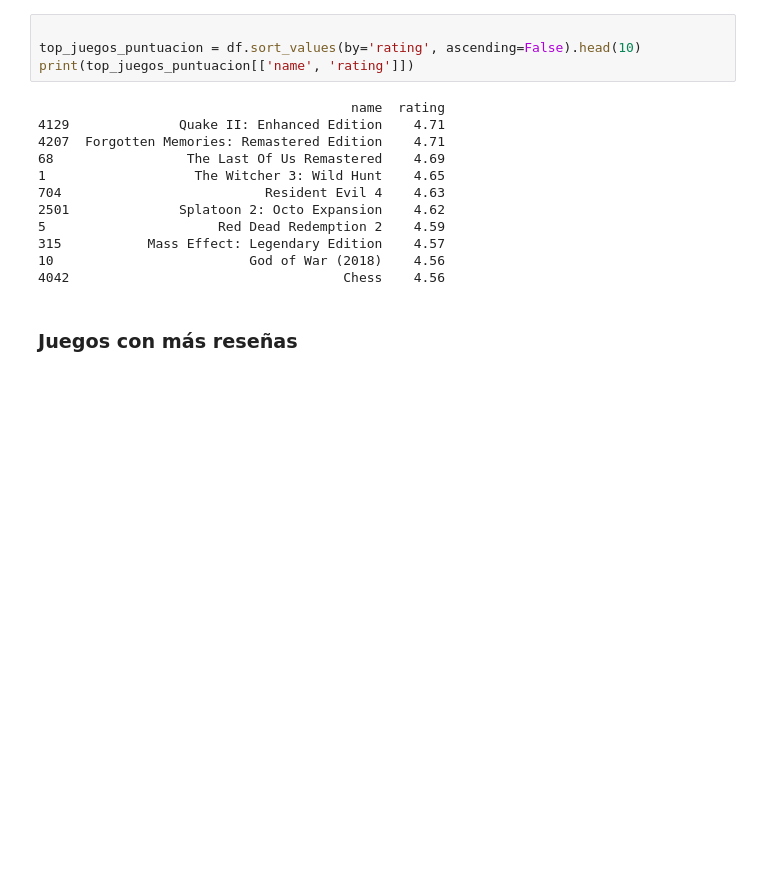
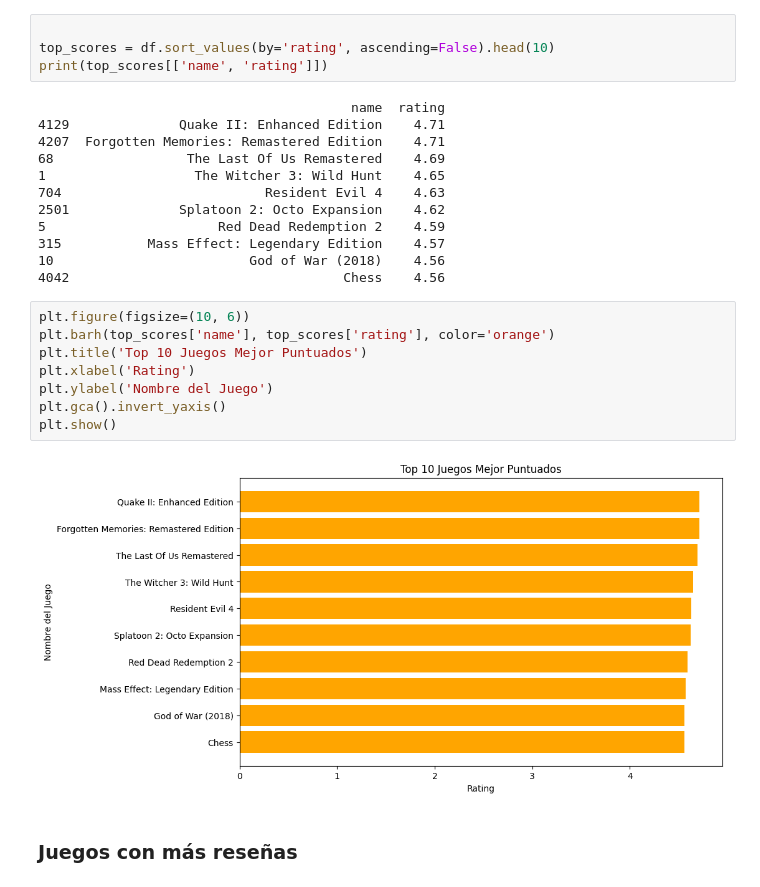
Before and after one commit to andreszaragoza/Eda-Andres, a Jupyter notebook: Analisis_Andres/notebooks/Analisis_Datos.ipynb, the cells around one changed output. Drawn from its saved outputs; the diff is of its cells as text; blank space fills up the shorter version.

```diff
--- a/Analisis_Andres/notebooks/Analisis_Datos.ipynb
+++ b/Analisis_Andres/notebooks/Analisis_Datos.ipynb
@@ -1140,8 +1154,8 @@ plt.show()
 ### Top 10 juegos con mayor puntuación
 # %%
 
-top_juegos_puntuacion = df.sort_values(by='rating', ascending=False).head(10)
-print(top_juegos_puntuacion[['name', 'rating']])
+top_scores = df.sort_values(by='rating', ascending=False).head(10)
+print(top_scores[['name', 'rating']])
 # %% [output]
                                         name  rating
 4129              Quake II: Enhanced Edition    4.71
@@ -1154,6 +1168,16 @@ print(top_juegos_puntuacion[['name', 'rating']])
 315           Mass Effect: Legendary Edition    4.57
 10                         God of War (2018)    4.56
 4042                                   Chess    4.56
+# %%
+plt.figure(figsize=(10, 6))
+plt.barh(top_scores['name'], top_scores['rating'], color='orange')
+plt.title('Top 10 Juegos Mejor Puntuados')
+plt.xlabel('Rating')
+plt.ylabel('Nombre del Juego')
+plt.gca().invert_yaxis()
+plt.show()
+# %% [output]
+[figure, added]
 # %% [markdown]
 ### Juegos con más reseñas
 # %%
```
Also changed, not shown: parts of 11 cells of this notebook, 1 other file.
